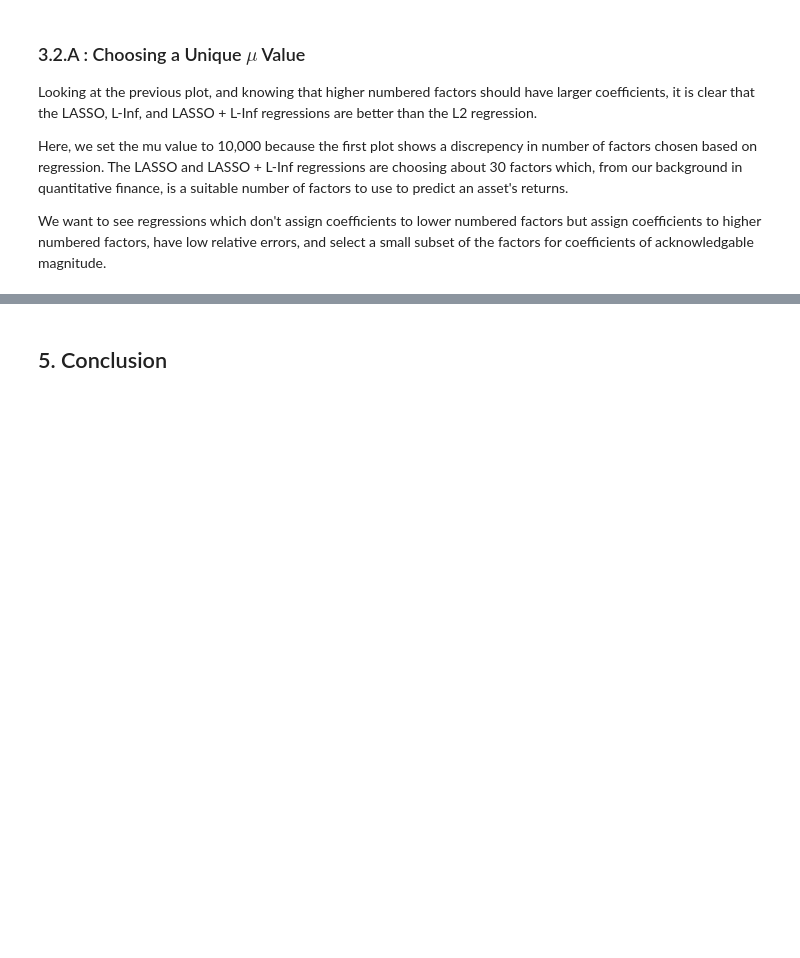
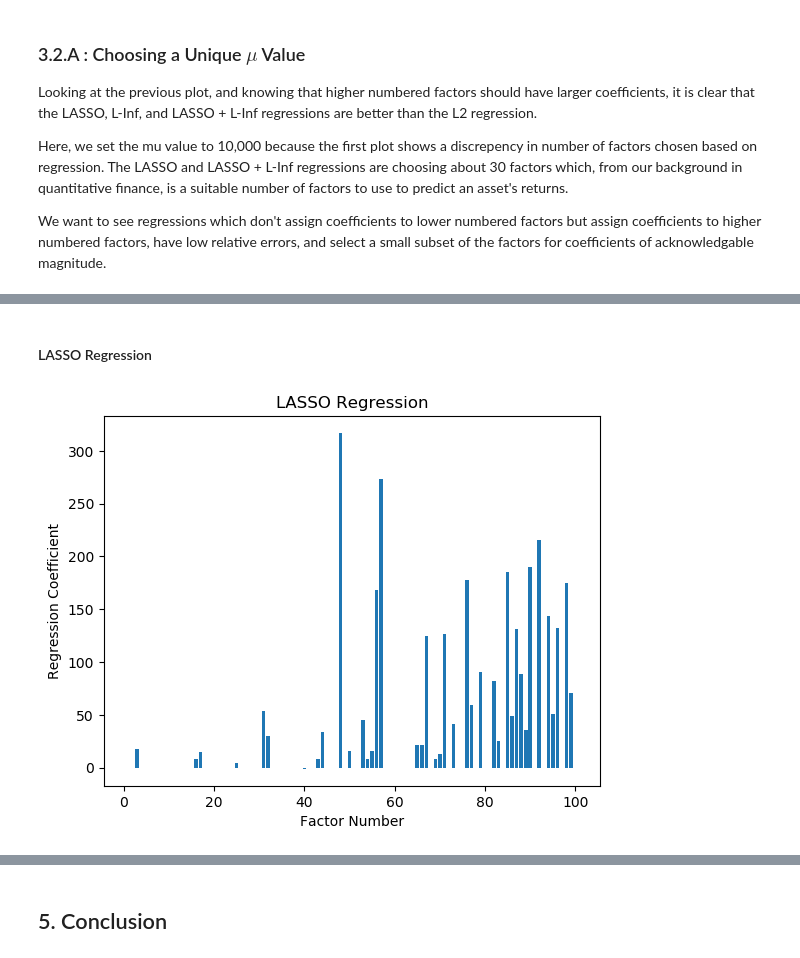
Before and after one commit to Osmian/Optimization-Factor-Selection-Project, a Jupyter notebook: FINAL REPORT.ipynb, the cells around one changed output, grey strips where cells are left out. Saved outputs shown, nothing was run; the diff lists cells and outputs as text; code cells hidden in the pictures; blank space fills up the shorter version.

```diff
--- a/FINAL REPORT.ipynb
+++ b/FINAL REPORT.ipynb
@@ -596,0 +633,10 @@ The results
+# %% [markdown]
+#### LASSO Regression
+# %%
+PyPlot.bar([i for i in 1:100],bs)
+PyPlot.xlabel("Factor Number")
+PyPlot.ylabel("Regression Coefficient")
+PyPlot.title("LASSO Regression")
+;
+# %% [output]
+[figure, added]
```
Also changed, not shown: parts of 30 cells of this notebook.
